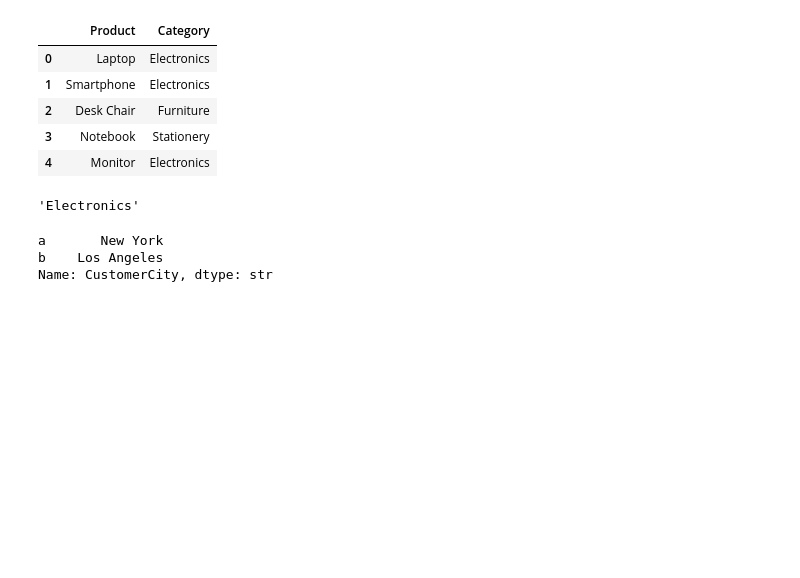
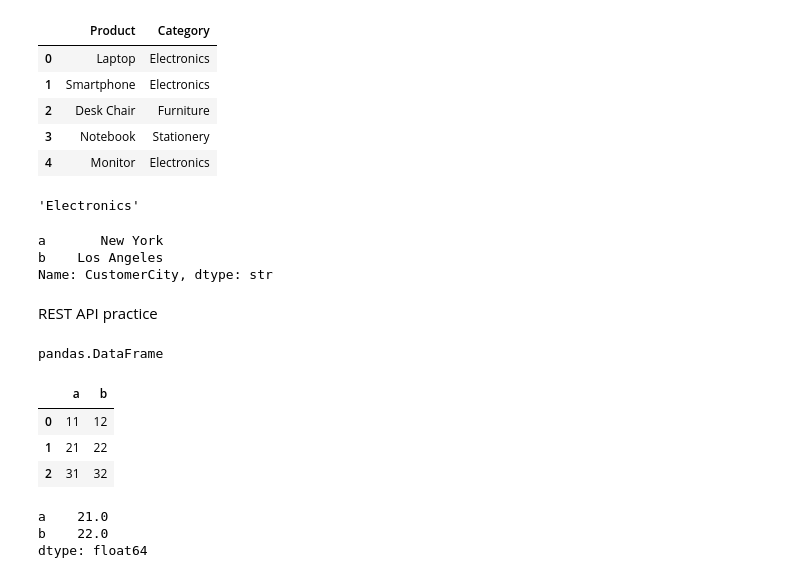
Before and after one commit to cryptorboy/data-science-project, a Jupyter notebook: data_science.ipynb, the cells around one changed output. Cells and saved outputs as stored; diff of their text form; code cells hidden in the pictures; blank space fills up the shorter version.

Commit message:
learned abount API and RESTAPI and practice and learn some pandas, numpy

```diff
--- a/data_science.ipynb
+++ b/data_science.ipynb
@@ -93,3 +93,5 @@ df_new.loc['a':'b','CustomerCity']
 a       New York
 b    Los Angeles
 Name: CustomerCity, dtype: str
+# %% [markdown]
+REST API practice
@@ -95,0 +100,19 @@ Name: CustomerCity, dtype: str
+# %%
+dict = {'a':[11,21,31],'b':[12,22,32]}
+df = pd.DataFrame(dict)
+type(df)
+# %% [output]
+pandas.DataFrame
+# %%
+df.head()
+# %% [output]
+|  | a | b |
+| 0 | 11 | 12 |
+| 1 | 21 | 22 |
+| 2 | 31 | 32 |
+# %%
+df.mean()
+# %% [output]
+a    21.0
+b    22.0
+dtype: float64
```
Also changed, not shown: parts of 13 cells of this notebook, 1 other file.
